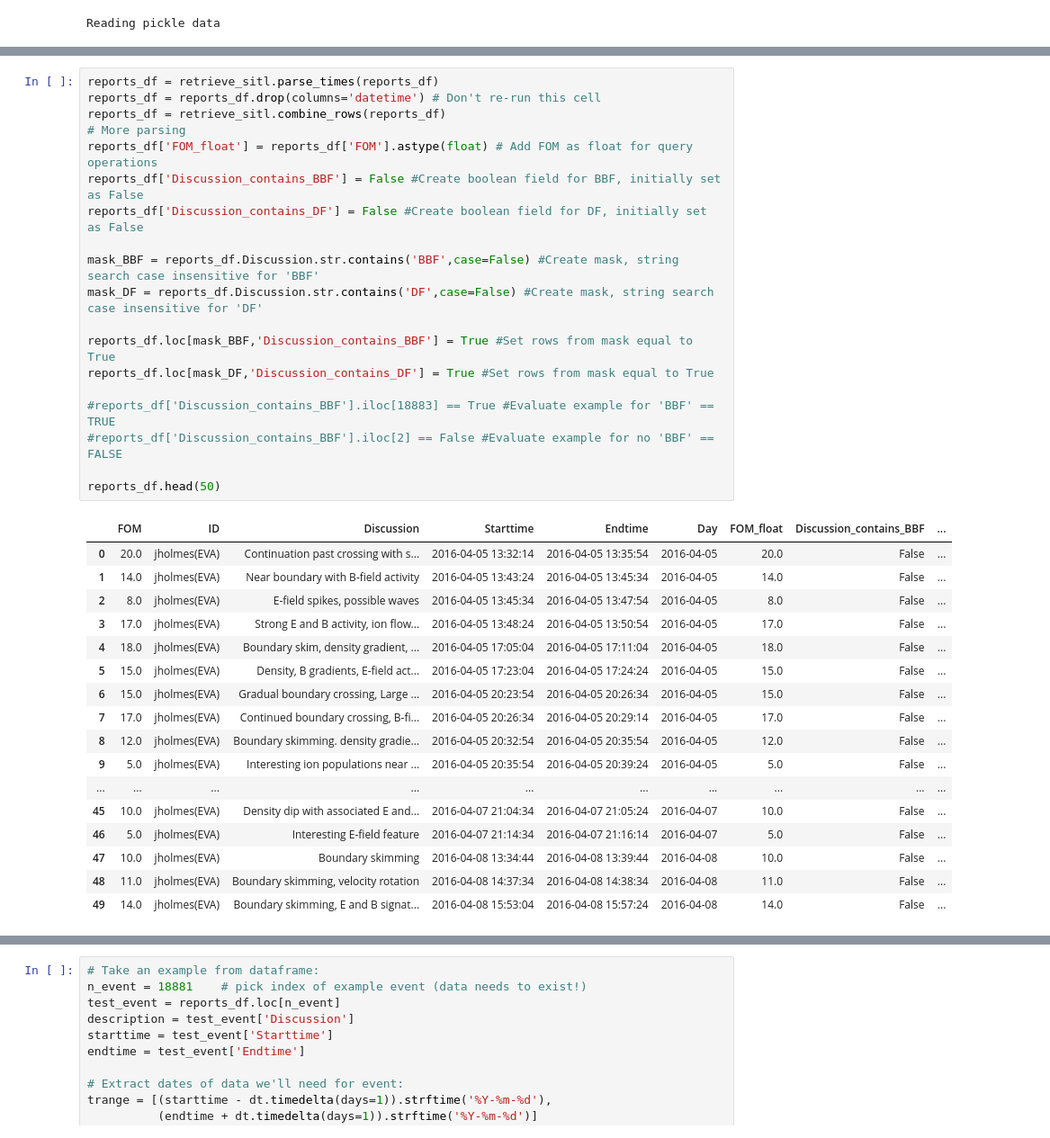
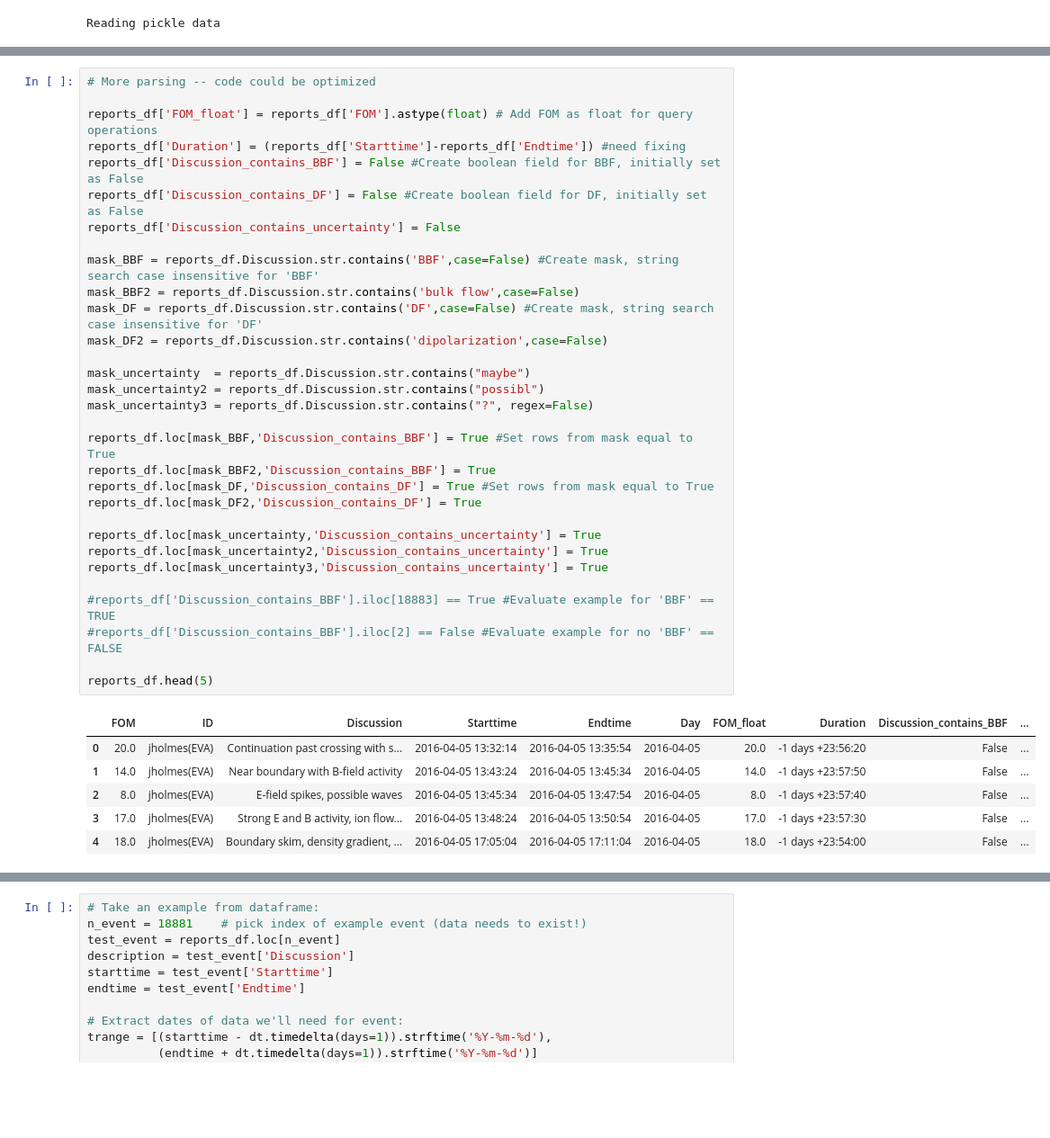
Before and after one commit to heliohackweek/mms_data_hunt, a Jupyter notebook: memes/example_sitl_read.ipynb, the cells around one changed output, grey strips where cells are left out. Shown at 90% size. Cells and saved outputs as stored; diff of their text form; blank space fills up the shorter version.

```diff
--- a/memes/example_sitl_read.ipynb
+++ b/memes/example_sitl_read.ipynb
@@ -72,38 +76,39 @@ TODO: Add duration field calculated from datetime/Starttime/Endtime
 # %%
-reports_df = retrieve_sitl.parse_times(reports_df)
-reports_df = reports_df.drop(columns='datetime') # Don't re-run this cell
-reports_df = retrieve_sitl.combine_rows(reports_df)
-# More parsing
+# More parsing -- code could be optimized
+
 reports_df['FOM_float'] = reports_df['FOM'].astype(float) # Add FOM as float for query operations
+reports_df['Duration'] = (reports_df['Starttime']-reports_df['Endtime']) #need fixing
 reports_df['Discussion_contains_BBF'] = False #Create boolean field for BBF, initially set as False
 reports_df['Discussion_contains_DF'] = False #Create boolean field for DF, initially set as False
+reports_df['Discussion_contains_uncertainty'] = False
 
 mask_BBF = reports_df.Discussion.str.contains('BBF',case=False) #Create mask, string search case insensitive for 'BBF'
+mask_BBF2 = reports_df.Discussion.str.contains('bulk flow',case=False)
 mask_DF = reports_df.Discussion.str.contains('DF',case=False) #Create mask, string search case insensitive for 'DF'
+mask_DF2 = reports_df.Discussion.str.contains('dipolarization',case=False)
+
+mask_uncertainty  = reports_df.Discussion.str.contains("maybe")
+mask_uncertainty2 = reports_df.Discussion.str.contains("possibl")
+mask_uncertainty3 = reports_df.Discussion.str.contains("?", regex=False)
 
 reports_df.loc[mask_BBF,'Discussion_contains_BBF'] = True #Set rows from mask equal to True
+reports_df.loc[mask_BBF2,'Discussion_contains_BBF'] = True
 reports_df.loc[mask_DF,'Discussion_contains_DF'] = True #Set rows from mask equal to True
+reports_df.loc[mask_DF2,'Discussion_contains_DF'] = True
+
+reports_df.loc[mask_uncertainty,'Discussion_contains_uncertainty'] = True
+reports_df.loc[mask_uncertainty2,'Discussion_contains_uncertainty'] = True
+reports_df.loc[mask_uncertainty3,'Discussion_contains_uncertainty'] = True
 
 #reports_df['Discussion_contains_BBF'].iloc[18883] == True #Evaluate example for 'BBF' == TRUE
 #reports_df['Discussion_contains_BBF'].iloc[2] == False #Evaluate example for no 'BBF' == FALSE
 
-reports_df.head(50)
+reports_df.head(5)
 # %% [output]
-|  | FOM | ID | Discussion | Starttime | Endtime | Day | FOM_float | Discussion_contains_BBF | ... |
-| 0 | 20.0 | jholmes(EVA) | Continuation past crossing with s... | 2016-04-05 13:32:14 | 2016-04-05 13:35:54 | 2016-04-05 | 20.0 | False | ... |
-| 1 | 14.0 | jholmes(EVA) | Near boundary with B-field activity | 2016-04-05 13:43:24 | 2016-04-05 13:45:34 | 2016-04-05 | 14.0 | False | ... |
-| 2 | 8.0 | jholmes(EVA) | E-field spikes, possible waves | 2016-04-05 13:45:34 | 2016-04-05 13:47:54 | 2016-04-05 | 8.0 | False | ... |
-| 3 | 17.0 | jholmes(EVA) | Strong E and B activity, ion flow... | 2016-04-05 13:48:24 | 2016-04-05 13:50:54 | 2016-04-05 | 17.0 | False | ... |
-| 4 | 18.0 | jholmes(EVA) | Boundary skim, density gradient, ... | 2016-04-05 17:05:04 | 2016-04-05 17:11:04 | 2016-04-05 | 18.0 | False | ... |
-| 5 | 15.0 | jholmes(EVA) | Density, B gradients, E-field act... | 2016-04-05 17:23:04 | 2016-04-05 17:24:24 | 2016-04-05 | 15.0 | False | ... |
-| 6 | 15.0 | jholmes(EVA) | Gradual boundary crossing, Large ... | 2016-04-05 20:23:54 | 2016-04-05 20:26:34 | 2016-04-05 | 15.0 | False | ... |
-| 7 | 17.0 | jholmes(EVA) | Continued boundary crossing, B-fi... | 2016-04-05 20:26:34 | 2016-04-05 20:29:14 | 2016-04-05 | 17.0 | False | ... |
-| 8 | 12.0 | jholmes(EVA) | Boundary skimming. density gradie... | 2016-04-05 20:32:54 | 2016-04-05 20:35:54 | 2016-04-05 | 12.0 | False | ... |
-| 9 | 5.0 | jholmes(EVA) | Interesting ion populations near ... | 2016-04-05 20:35:54 | 2016-04-05 20:39:24 | 2016-04-05 | 5.0 | False | ... |
-| ... | ... | ... | ... | ... | ... | ... | ... | ... | ... |
-| 45 | 10.0 | jholmes(EVA) | Density dip with associated E and... | 2016-04-07 21:04:34 | 2016-04-07 21:05:24 | 2016-04-07 | 10.0 | False | ... |
-| 46 | 5.0 | jholmes(EVA) | Interesting E-field feature | 2016-04-07 21:14:34 | 2016-04-07 21:16:14 | 2016-04-07 | 5.0 | False | ... |
-| 47 | 10.0 | jholmes(EVA) | Boundary skimming | 2016-04-08 13:34:44 | 2016-04-08 13:39:44 | 2016-04-08 | 10.0 | False | ... |
-| 48 | 11.0 | jholmes(EVA) | Boundary skimming, velocity rotation | 2016-04-08 14:37:34 | 2016-04-08 14:38:34 | 2016-04-08 | 11.0 | False | ... |
-| 49 | 14.0 | jholmes(EVA) | Boundary skimming, E and B signat... | 2016-04-08 15:53:04 | 2016-04-08 15:57:24 | 2016-04-08 | 14.0 | False | ... |
+|  | FOM | ID | Discussion | Starttime | Endtime | Day | FOM_float | Duration | Discussion_contains_BBF | ... |
+| 0 | 20.0 | jholmes(EVA) | Continuation past crossing with s... | 2016-04-05 13:32:14 | 2016-04-05 13:35:54 | 2016-04-05 | 20.0 | -1 days +23:56:20 | False | ... |
+| 1 | 14.0 | jholmes(EVA) | Near boundary with B-field activity | 2016-04-05 13:43:24 | 2016-04-05 13:45:34 | 2016-04-05 | 14.0 | -1 days +23:57:50 | False | ... |
+| 2 | 8.0 | jholmes(EVA) | E-field spikes, possible waves | 2016-04-05 13:45:34 | 2016-04-05 13:47:54 | 2016-04-05 | 8.0 | -1 days +23:57:40 | False | ... |
+| 3 | 17.0 | jholmes(EVA) | Strong E and B activity, ion flow... | 2016-04-05 13:48:24 | 2016-04-05 13:50:54 | 2016-04-05 | 17.0 | -1 days +23:57:30 | False | ... |
+| 4 | 18.0 | jholmes(EVA) | Boundary skim, density gradient, ... | 2016-04-05 17:05:04 | 2016-04-05 17:11:04 | 2016-04-05 | 18.0 | -1 days +23:54:00 | False | ... |
 # %%
```
Also changed, not shown: parts of 10 cells of this notebook.
